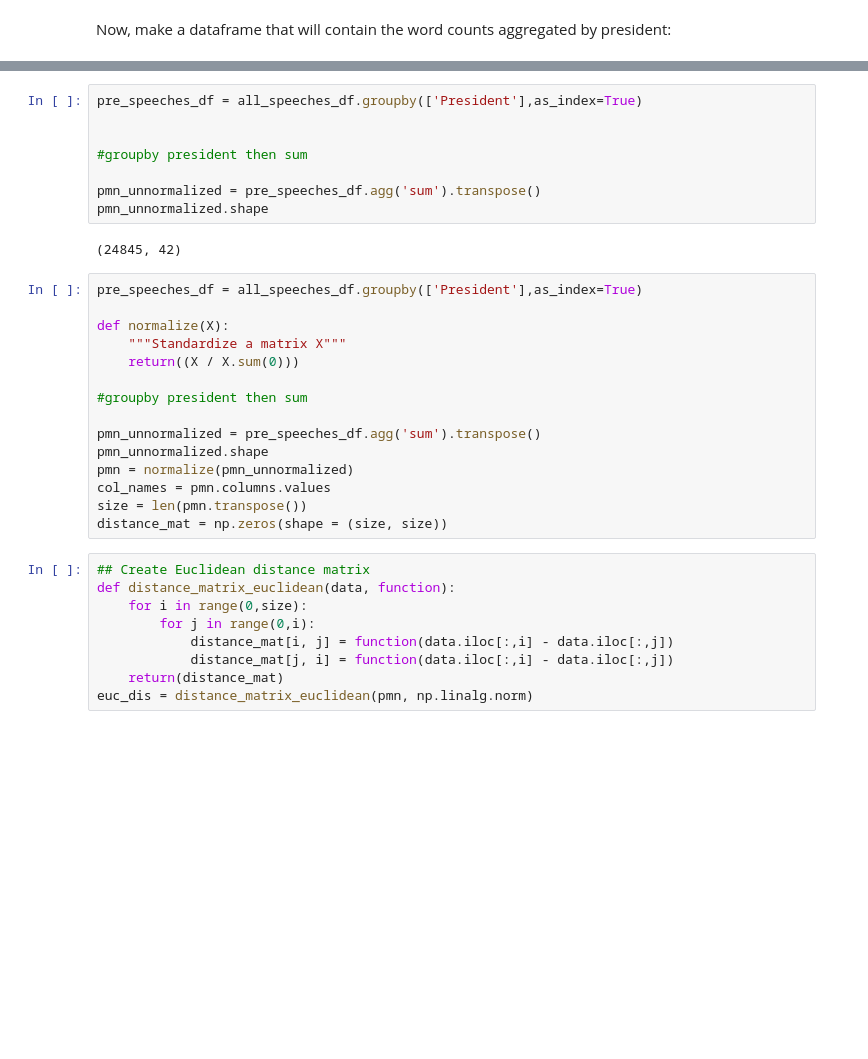
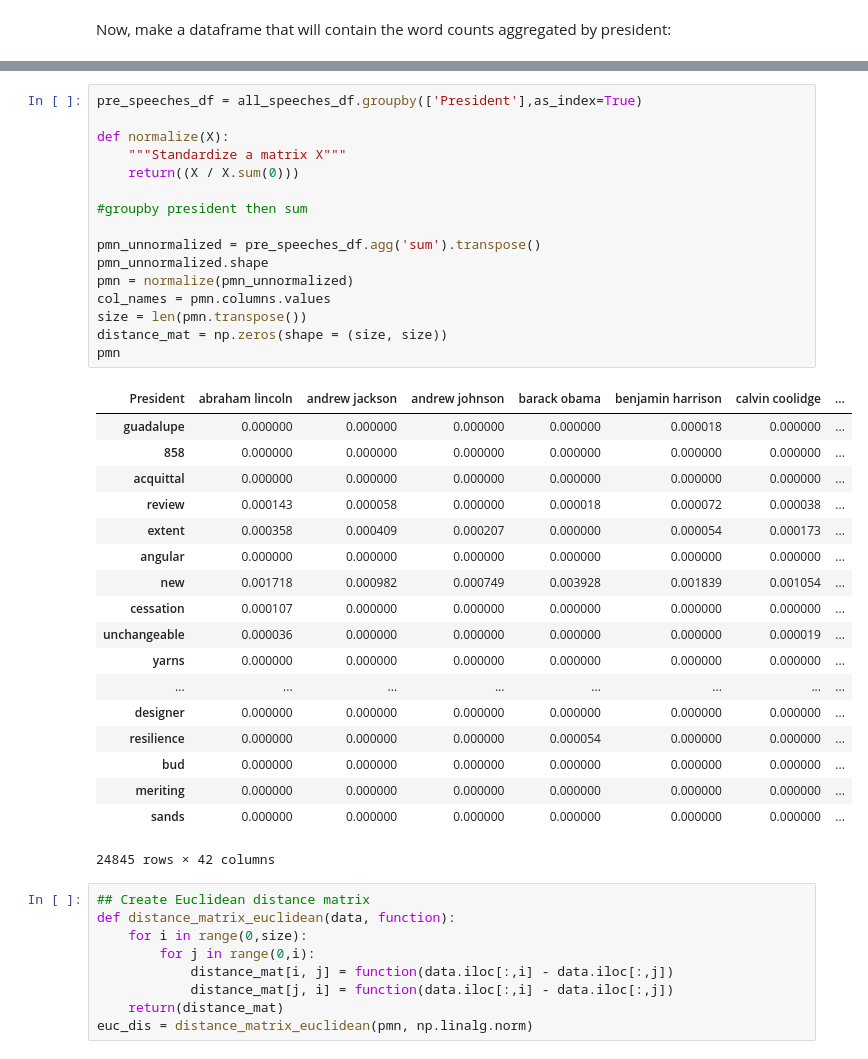
Before and after one commit to jacobakh/StateofUnionSpeechs, a Jupyter notebook: state_of_the_union_analysis-p4.ipynb, the cells around one changed output, grey strips where cells are left out. Saved outputs shown, nothing was run; the diff lists cells and outputs as text; blank space fills up the shorter version.

```diff
--- a/state_of_the_union_analysis-p4.ipynb
+++ b/state_of_the_union_analysis-p4.ipynb
@@ -49,28 +51,38 @@ wmat
 # %%
 pre_speeches_df = all_speeches_df.groupby(['President'],as_index=True)
 
+def normalize(X):
+    """Standardize a matrix X"""
+    return((X / X.sum(0)))
 
 #groupby president then sum
 
 pmn_unnormalized = pre_speeches_df.agg('sum').transpose()
 pmn_unnormalized.shape
+pmn = normalize(pmn_unnormalized)
+col_names = pmn.columns.values
+size = len(pmn.transpose())
+distance_mat = np.zeros(shape = (size, size))
+pmn
 # %% [output]
+| President | abraham lincoln | andrew jackson | andrew johnson | barack obama | benjamin harrison | calvin coolidge | ... |
+| guadalupe | 0.000000 | 0.000000 | 0.000000 | 0.000000 | 0.000018 | 0.000000 | ... |
+| 858 | 0.000000 | 0.000000 | 0.000000 | 0.000000 | 0.000000 | 0.000000 | ... |
+| acquittal | 0.000000 | 0.000000 | 0.000000 | 0.000000 | 0.000000 | 0.000000 | ... |
+| review | 0.000143 | 0.000058 | 0.000000 | 0.000018 | 0.000072 | 0.000038 | ... |
+| extent | 0.000358 | 0.000409 | 0.000207 | 0.000000 | 0.000054 | 0.000173 | ... |
+| angular | 0.000000 | 0.000000 | 0.000000 | 0.000000 | 0.000000 | 0.000000 | ... |
+| new | 0.001718 | 0.000982 | 0.000749 | 0.003928 | 0.001839 | 0.001054 | ... |
+| cessation | 0.000107 | 0.000000 | 0.000000 | 0.000000 | 0.000000 | 0.000000 | ... |
+| unchangeable | 0.000036 | 0.000000 | 0.000000 | 0.000000 | 0.000000 | 0.000019 | ... |
+| yarns | 0.000000 | 0.000000 | 0.000000 | 0.000000 | 0.000000 | 0.000000 | ... |
+| ... | ... | ... | ... | ... | ... | ... | ... |
+| designer | 0.000000 | 0.000000 | 0.000000 | 0.000000 | 0.000000 | 0.000000 | ... |
+| resilience | 0.000000 | 0.000000 | 0.000000 | 0.000054 | 0.000000 | 0.000000 | ... |
+| bud | 0.000000 | 0.000000 | 0.000000 | 0.000000 | 0.000000 | 0.000000 | ... |
+| meriting | 0.000000 | 0.000000 | 0.000000 | 0.000000 | 0.000000 | 0.000000 | ... |
+| sands | 0.000000 | 0.000000 | 0.000000 | 0.000000 | 0.000000 | 0.000000 | ... |
-(24845, 42)
+24845 rows × 42 columns
-# %%
-pre_speeches_df = all_speeches_df.groupby(['President'],as_index=True)
-
-def normalize(X):
-    """Standardize a matrix X"""
-    return((X / X.sum(0)))
-
-#groupby president then sum
-
-pmn_unnormalized = pre_speeches_df.agg('sum').transpose()
-pmn_unnormalized.shape
-pmn = normalize(pmn_unnormalized)
-col_names = pmn.columns.values
-size = len(pmn.transpose())
-distance_mat = np.zeros(shape = (size, size))
 # %%
 ## Create Euclidean distance matrix
 def distance_matrix_euclidean(data, function):
```
Also changed, not shown: parts of 12 cells of this notebook.
